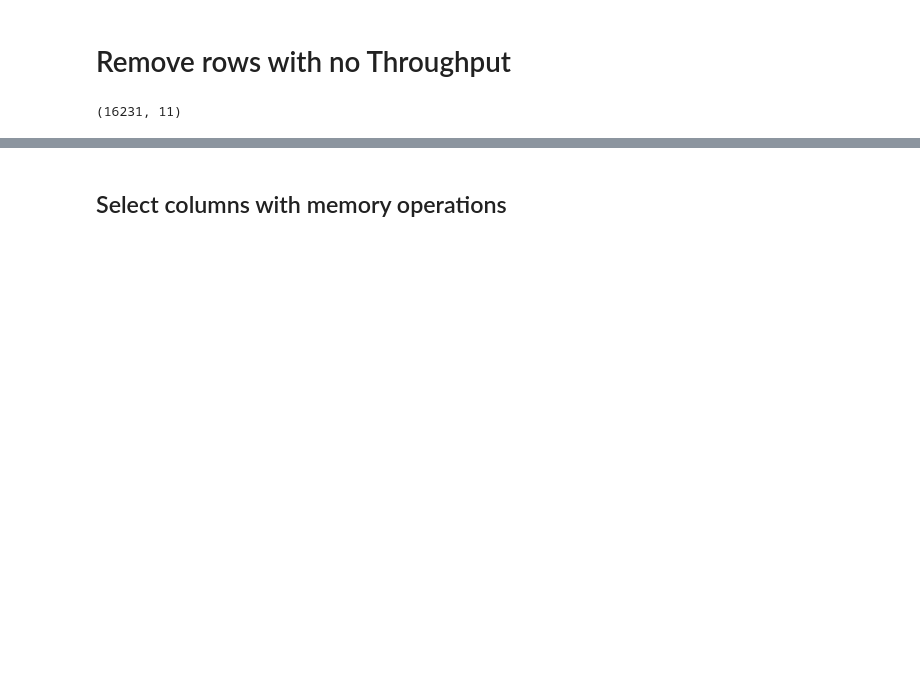
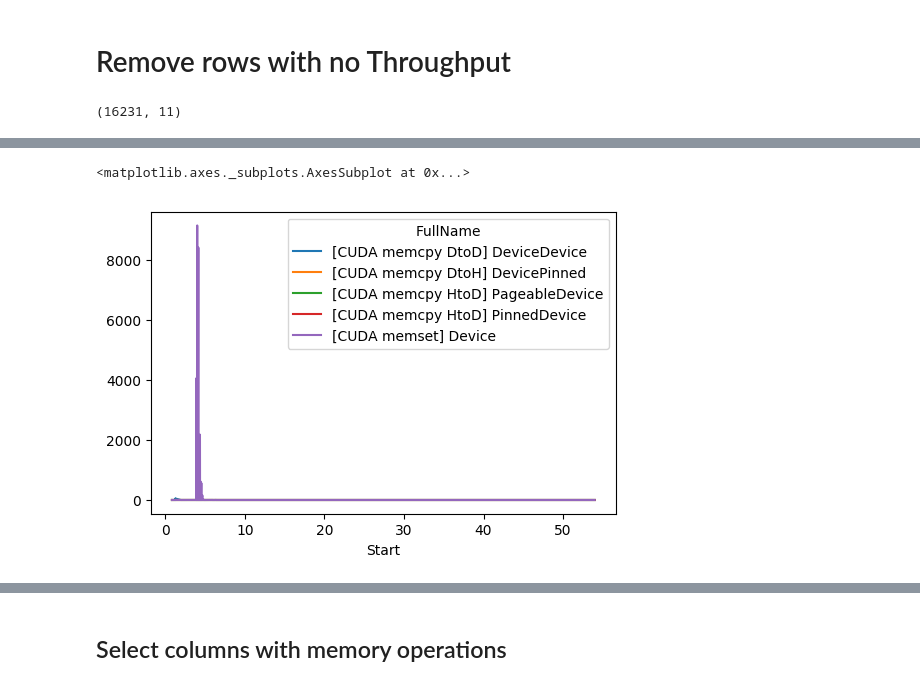
Before and after one commit to pyotr777/mlbenchmarks, a Jupyter notebook: Pandas TF nvprof CUDA.ipynb, the cells around one changed output, grey strips where cells are left out. Cells and saved outputs as stored; diff of their text form; code cells hidden in the pictures; blank space fills up the shorter version.

```diff
--- a/Pandas TF nvprof CUDA.ipynb
+++ b/Pandas TF nvprof CUDA.ipynb
@@ -66,0 +79,2 @@ df_tf_thr.shape
+# %%
+df_tf_thr['FullName']   = df_tf_thr['Name'] + " " + df_tf_thr['SrcMemType']+ df_tf_thr['DstMemType'].fillna("")
@@ -66,0 +102,2 @@ df_tf_thr.shape
+# %%
+df_tf_throughput = mergeColumnNames(df_tf_thr)
@@ -66,0 +113,5 @@ df_tf_thr.shape
+# %%
+df_tf_throughput.plot()
+# %% [output]
+<matplotlib.axes._subplots.AxesSubplot at 0x...>
+[figure, added]
```
Also changed, not shown: parts of 23 cells of this notebook, 3 other files.
